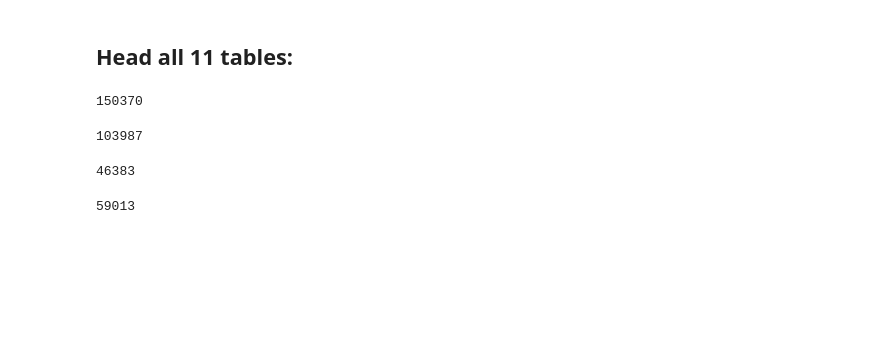
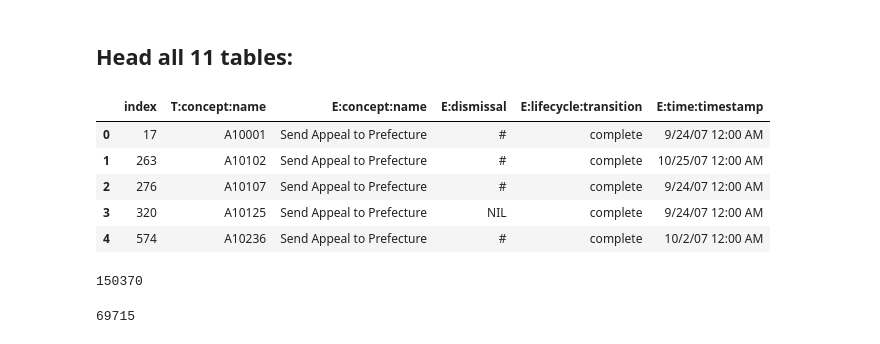
Before and after one commit to Lumik7/bi2_project2, a Jupyter notebook: notebooks/1.0-lm-cross-sectional.ipynb, the cells around one changed output. Drawn from its saved outputs; the diff is of its cells as text; code cells hidden in the pictures; blank space fills up the shorter version.

```diff
--- a/notebooks/1.0-lm-cross-sectional.ipynb
+++ b/notebooks/1.0-lm-cross-sectional.ipynb
@@ -54,5 +40,14 @@ We have 11 tables
 # %% [markdown]
 ## Head all 11 tables:
+# %%
+dfs[1].head()
+# %% [output]
+|  | index | T:concept:name | E:concept:name | E:dismissal | E:lifecycle:transition | E:time:timestamp |
+| 0 | 17 | A10001 | Send Appeal to Prefecture | # | complete | 9/24/07 12:00 AM |
+| 1 | 263 | A10102 | Send Appeal to Prefecture | # | complete | 10/25/07 12:00 AM |
+| 2 | 276 | A10107 | Send Appeal to Prefecture | # | complete | 9/24/07 12:00 AM |
+| 3 | 320 | A10125 | Send Appeal to Prefecture | NIL | complete | 9/24/07 12:00 AM |
+| 4 | 574 | A10236 | Send Appeal to Prefecture | # | complete | 10/2/07 12:00 AM |
 # %%
 ##
 # All create_fine events
@@ -64,27 +59,13 @@ len(create_fine_uid)
 150370
 # %%
 ##
-# All send_fine events
+# All payment events
 ##
-send_fine_activities_RAW = dfs[2]
-send_fine_uid = set(send_fine_activities_RAW["T:concept:name"])
-len(send_fine_uid)
+payment_activities_RAW = deepcopy(dfs[7])
+payment_uid = set(payment_activities_RAW["T:concept:name"])
+
+# union of both events
+create_to_payment_uid = payment_uid & create_fine_uid
+len(create_to_payment_uid)
 # %% [output]
-103987
+69715
-# %%
-##
-# All cases which go directly from create_fine to payment
-##
-direct_payment_uid = create_fine_uid - send_fine_uid
-len(direct_payment_uid)
-# %% [output]
-46383
-# %%
-##
-# All send_for_credit_collection events
-##
-send_for_credit_collection_activities_RAW = dfs[5]
-send_for_credit_collection_uid = set(send_for_credit_collection_activities_RAW["T:concept:name"])
-len(send_for_credit_collection_uid)
-# %% [output]
-59013
```
Also changed, not shown: parts of 28 cells of this notebook.
